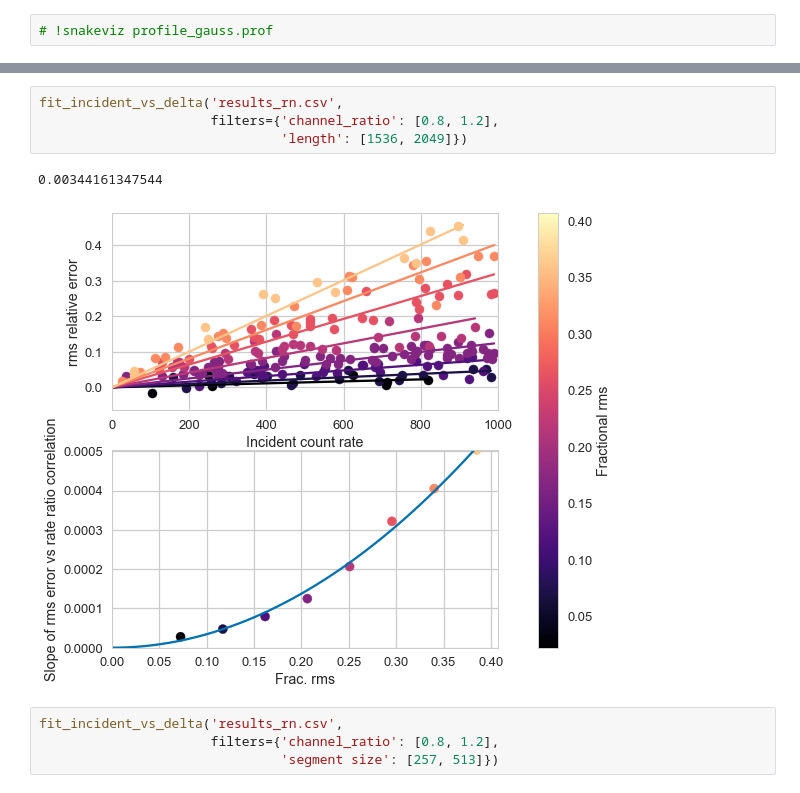
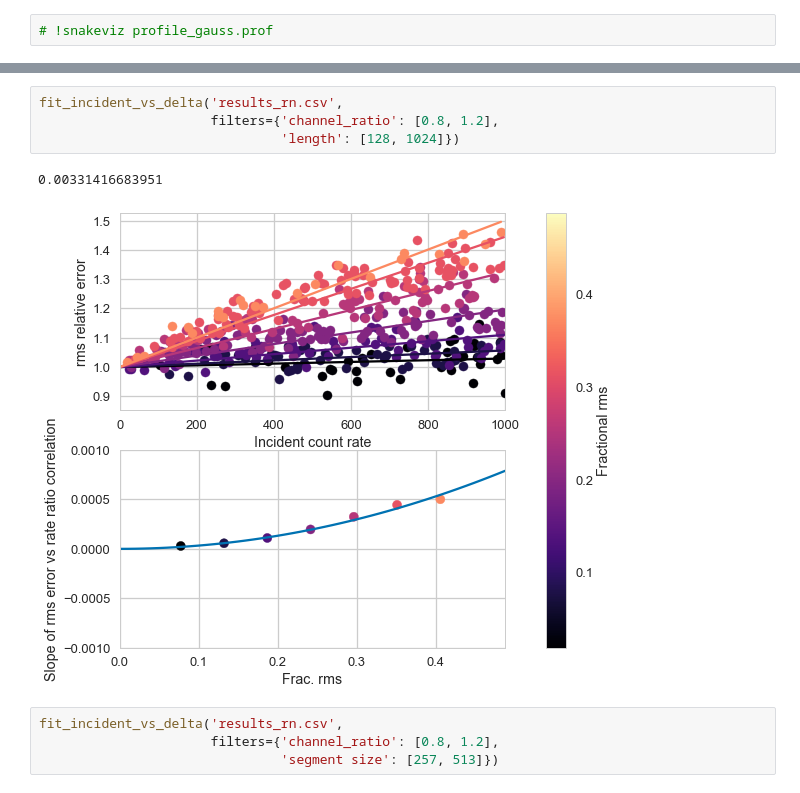
Before and after one commit to matteobachetti/deadtime-paper-II, a Jupyter notebook: notebooks/7. Estimate effect of different fluxes on rn.ipynb, the cells around one changed output, grey strips where cells are left out. Cells and saved outputs as stored; diff of their text form.

```diff
--- a/notebooks/7. Estimate effect of different fluxes on rn.ipynb
+++ b/notebooks/7. Estimate effect of different fluxes on rn.ipynb
@@ -1113,10 +1120,10 @@ fit_incident_vs_delta('results_rn.csv',
 # %%
 fit_incident_vs_delta('results_rn.csv',
                       filters={'channel_ratio': [0.8, 1.2],
-                               'length': [1536, 2049]})
+                               'length': [128, 1024]})
 # %% [output]
-0.00344161347544
+0.00331416683951
-[figure, old version]
+[figure, new version]
 # %%
 fit_incident_vs_delta('results_rn.csv',
                       filters={'channel_ratio': [0.8, 1.2],
```
Also changed, not shown: parts of 24 cells of this notebook, 6 other files.
